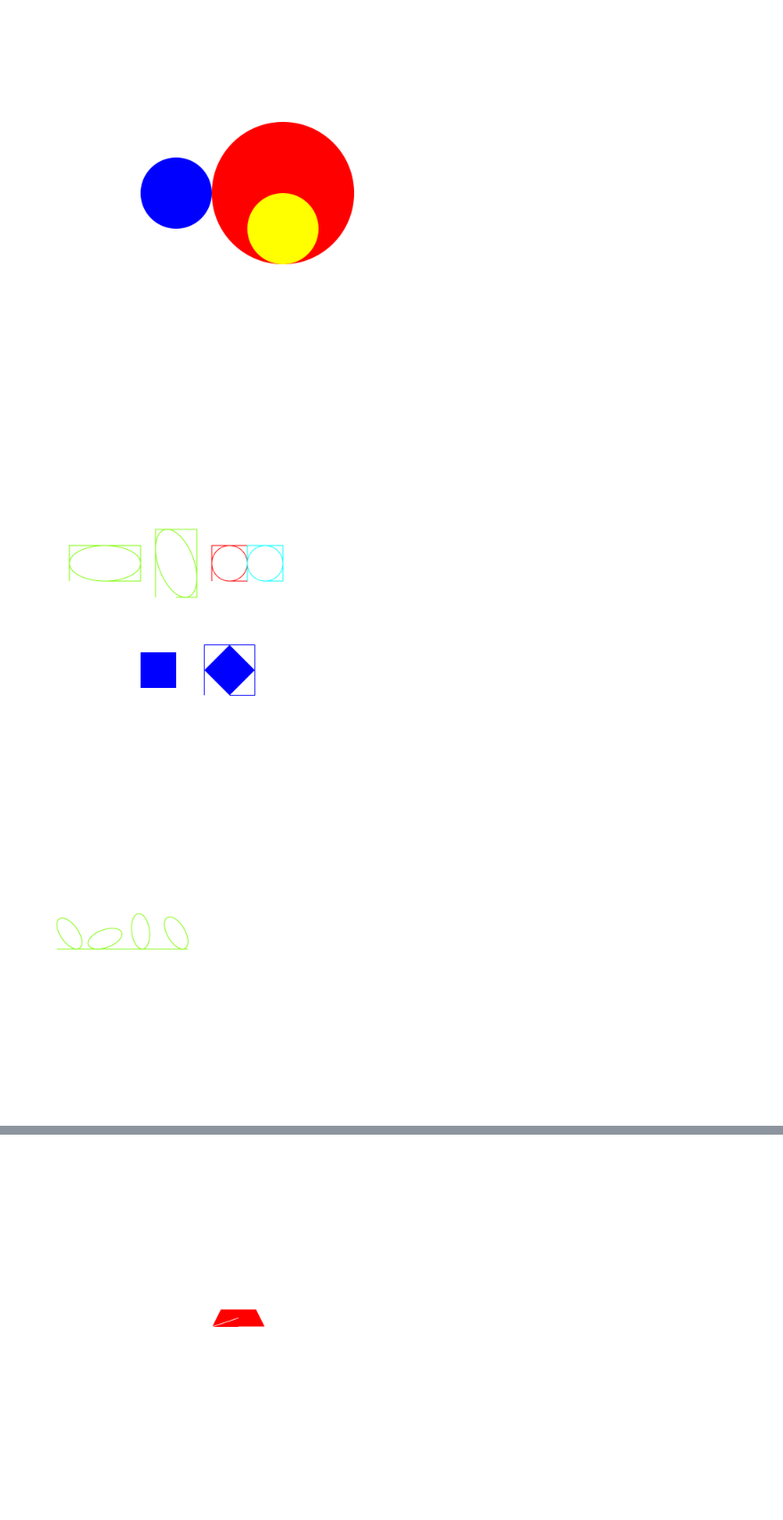
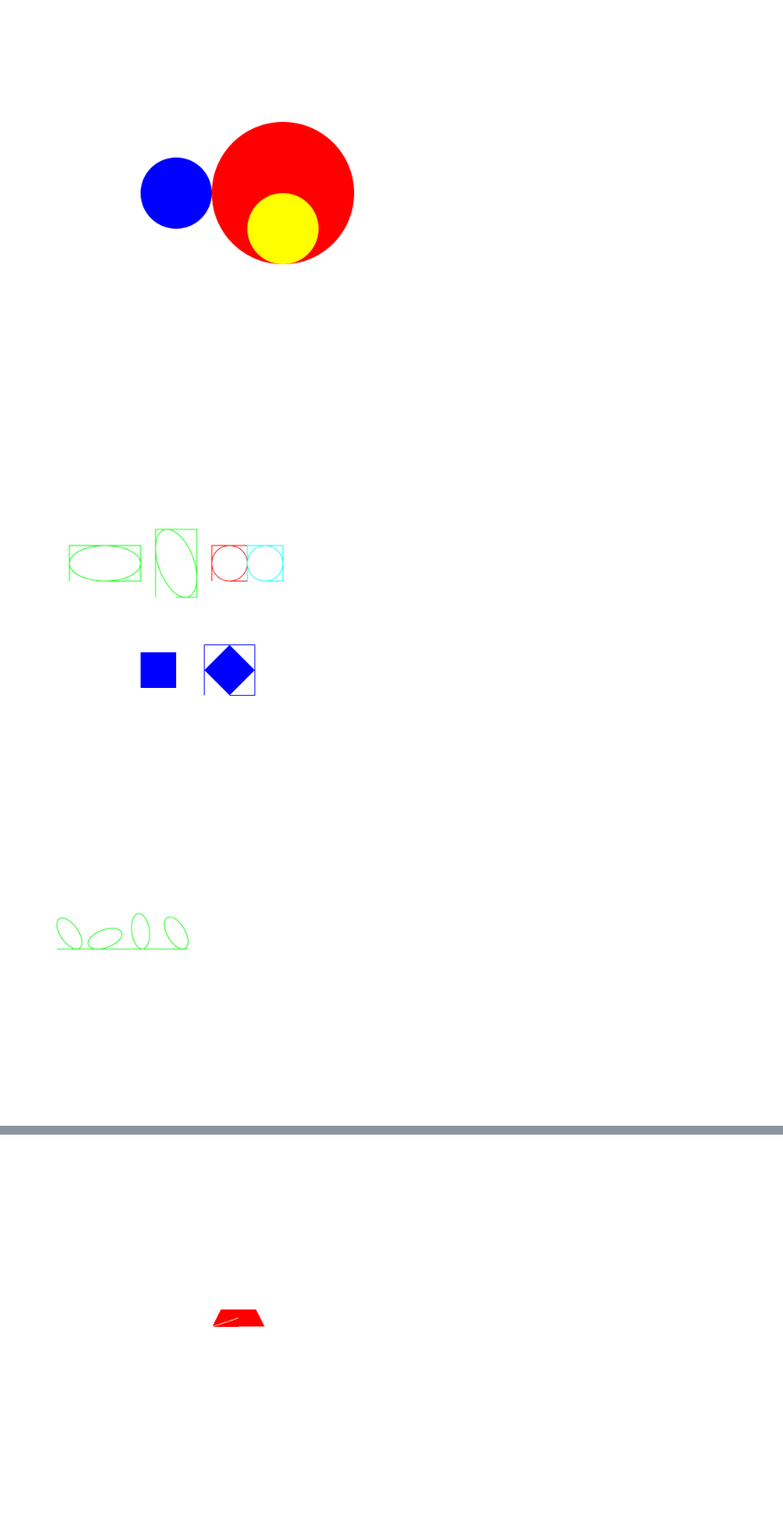
Before and after one commit to jon21o/Drawing, a Jupyter notebook: test_shapes1.ipynb, the cells around one changed output, grey strips where cells are left out. Shown at 89% size. Cells and saved outputs as stored; diff of their text form; code cells hidden in the pictures.

```diff
--- a/test_shapes1.ipynb
+++ b/test_shapes1.ipynb
@@ -36,7 +36,7 @@ def draw(context, width, height):
     )
 
     rect1.draw_fill(context, *colors.red)
-    rect2.draw_fill(context, *colors.lawn_green)
+    rect2.draw_fill(context, *colors.green)
     rect3.draw_fill(context, *colors.white)
     rect4.draw_fill(context, *colors.yellow)
     rect5.draw_fill(context, *colors.blue)
@@ -61,7 +61,7 @@ def draw(context, width, height):
     rect5.translate(400, 0)
 
     rect4.draw_fill(context, *colors.red)
-    rect3.draw_fill(context, *colors.lawn_green)
+    rect3.draw_fill(context, *colors.green)
     rect2.draw_fill(context, *colors.white)
     rect1.draw_fill(context, *colors.yellow)
     rect5.draw_fill(context, *colors.blue)
@@ -116,26 +94,26 @@ def draw(context, width, height):
         ref_pt="bot_left", ref_pt_x=100, ref_pt_y=100, width=25, height=25
     )
 
-    rect1.draw_fill(context, *colors.lawn_green)
+    rect1.draw_fill(context, *colors.green)
 
     rect1.move_bbox_xy_to("bot_left", 150, 100)
-    rect1.draw_fill(context, *colors.lawn_green)
+    rect1.draw_fill(context, *colors.green)
     rect1.move_bbox_xy_to("mid_left", 200, 112.5)
-    rect1.draw_fill(context, *colors.lawn_green)
+    rect1.draw_fill(context, *colors.green)
     rect1.move_bbox_xy_to("top_left", 250, 125)
-    rect1.draw_fill(context, *colors.lawn_green)
+    rect1.draw_fill(context, *colors.green)
     rect1.move_bbox_xy_to("mid_top", 312.5, 125)
-    rect1.draw_fill(context, *colors.lawn_green)
+    rect1.draw_fill(context, *colors.green)
     rect1.move_bbox_xy_to("top_right", 375, 125)
-    rect1.draw_fill(context, *colors.lawn_green)
+    rect1.draw_fill(context, *colors.green)
     rect1.move_bbox_xy_to("mid_right", 425, 112.5)
-    rect1.draw_fill(context, *colors.lawn_green)
+    rect1.draw_fill(context, *colors.green)
     rect1.move_bbox_xy_to("bot_right", 475, 100)
-    rect1.draw_fill(context, *colors.lawn_green)
+    rect1.draw_fill(context, *colors.green)
     rect1.move_bbox_xy_to("mid_bot", 512.5, 100)
-    rect1.draw_fill(context, *colors.lawn_green)
+    rect1.draw_fill(context, *colors.green)
     rect1.move_bbox_xy_to("center", 562.5, 112.5)
-    rect1.draw_fill(context, *colors.lawn_green)
+    rect1.draw_fill(context, *colors.green)
 
     rect2 = Shapes.My_Rectangle(
         ref_pt="bot_left", ref_pt_x=100, ref_pt_y=400, width=25, height=25
@@ -261,7 +239,7 @@ def draw(context, width, height):
     context.line_to(circ1.bbox_mid_bot_x, circ1.bbox_mid_bot_y)
     context.stroke()
 
-    ellipse1.draw_stroke(context, *colors.lawn_green)
+    ellipse1.draw_stroke(context, *colors.green)
     context.move_to(ellipse1.bbox_bot_left_x, ellipse1.bbox_bot_left_y)
     context.line_to(ellipse1.bbox_mid_left_x, ellipse1.bbox_mid_left_y)
     context.line_to(ellipse1.bbox_top_left_x, ellipse1.bbox_top_left_y)
@@ -273,7 +251,7 @@ def draw(context, width, height):
     context.stroke()
     ellipse1.translate(200, 0)
     ellipse1.rotate(110)
-    ellipse1.draw_stroke(context, *colors.lawn_green)
+    ellipse1.draw_stroke(context, *colors.green)
     context.move_to(ellipse1.bbox_bot_left_x, ellipse1.bbox_bot_left_y)
     context.line_to(ellipse1.bbox_mid_left_x, ellipse1.bbox_mid_left_y)
     context.line_to(ellipse1.bbox_top_left_x, ellipse1.bbox_top_left_y)
@@ -284,36 +262,36 @@ def draw(context, width, height):
     context.line_to(ellipse1.bbox_mid_bot_x, ellipse1.bbox_mid_bot_y)
     context.stroke()
 # %% [output]
-[figure, old version]
+[figure, new version]
 # %%
 @disp
 def draw(context, width, height):
     ellipse1 = Shapes.My_Ellipse(
         ref_pt="center", ref_pt_x=100, ref_pt_y=500, x_radius=25, y_radius=50
     )
     ellipse2 = Shapes.My_Ellipse(
         ref_pt="center", ref_pt_x=100, ref_pt_y=500, x_radius=25, y_radius=50
     )
 
     ellipse1.rotate(35)
-    ellipse1.draw_stroke(context, *colors.lawn_green)
+    ellipse1.draw_stroke(context, *colors.green)
     ellipse2.translate(100, 0)
     ellipse2.rotate(110)
     ellipse2.move_bbox_y_to("mid_bot", ellipse1.bbox_bot_left_y)
-    ellipse2.draw_stroke(context, *colors.lawn_green)
+    ellipse2.draw_stroke(context, *colors.green)
     ellipse2.translate(100, 0)
     ellipse2.rotate(77)
     ellipse2.move_bbox_y_to("mid_bot", ellipse1.bbox_bot_left_y)
-    ellipse2.draw_stroke(context, *colors.lawn_green)
+    ellipse2.draw_stroke(context, *colors.green)
     ellipse2.translate(100, 0)
     ellipse2.rotate(23)
     ellipse2.move_bbox_y_to("mid_bot", ellipse1.bbox_bot_left_y)
-    ellipse2.draw_stroke(context, *colors.lawn_green)
+    ellipse2.draw_stroke(context, *colors.green)
     context.move_to(ellipse1.bbox_bot_left_x, ellipse2.bbox_bot_left_y)
     context.line_to(ellipse2.bbox_bot_right_x, ellipse2.bbox_bot_right_y)
     context.stroke()
 # %% [output]
-[figure, old version]
+[figure, new version]
 # %%
 @disp
 def draw(context, width, height):
```
Also changed, not shown: parts of 5 cells of this notebook, 1 other file.
